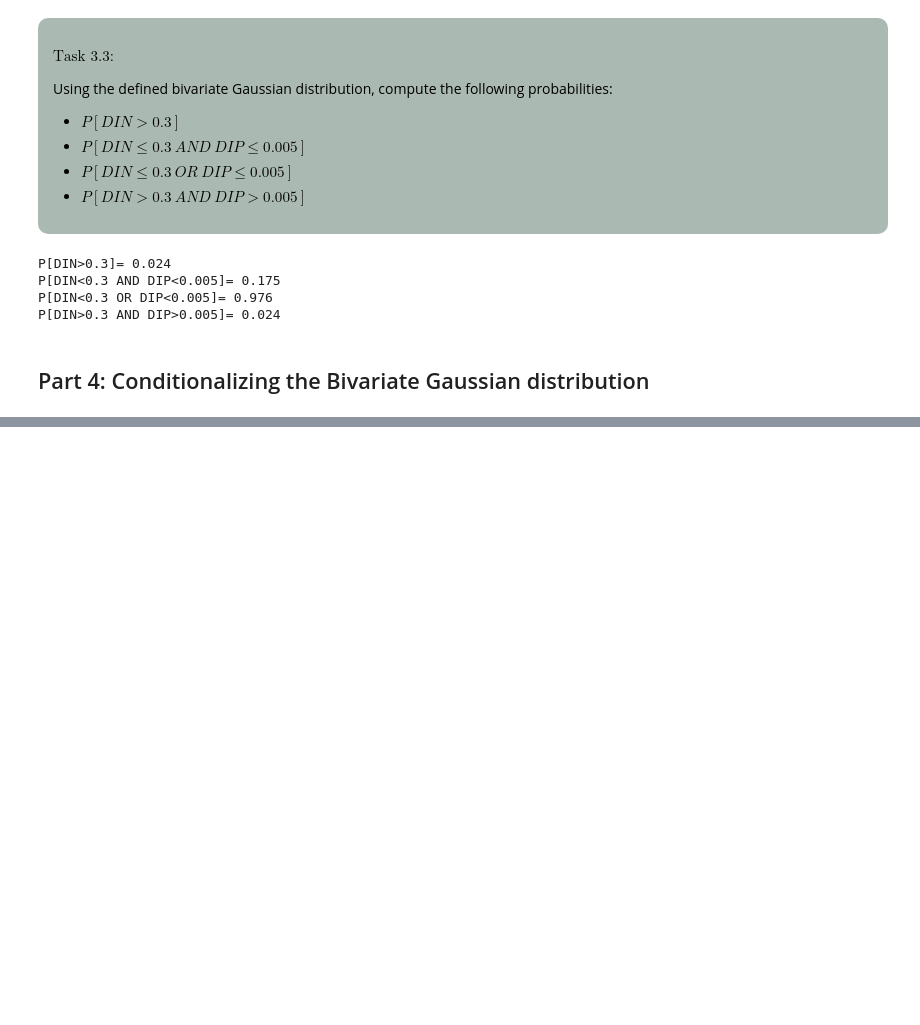
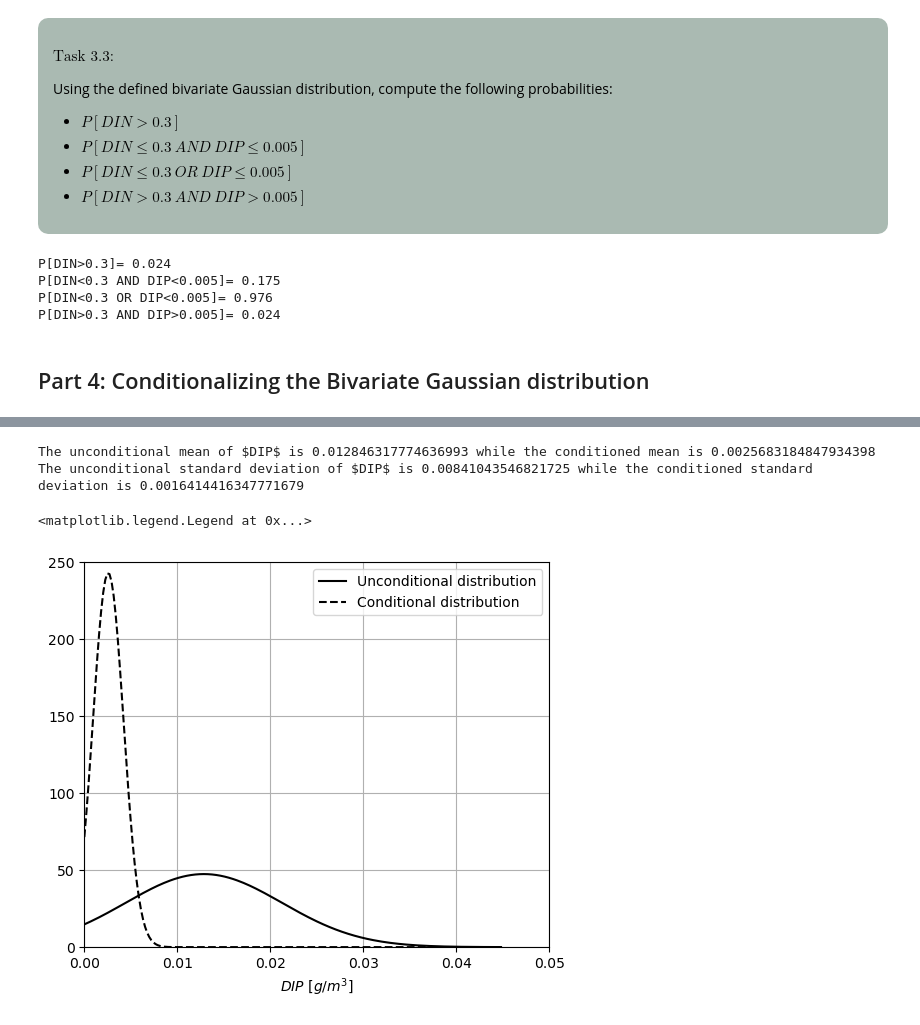
Before and after one commit to MUDE-2025/WS1.5, a Jupyter notebook: ipynb_template.ipynb, the cells around one changed output, grey strips where cells are left out. Saved outputs shown, nothing was run; the diff lists cells and outputs as text; code cells hidden in the pictures; blank space fills up the shorter version.

```diff
--- a/ipynb_template.ipynb
+++ b/ipynb_template.ipynb
@@ -321,0 +342,28 @@ Compute the parameters of the conditional distribution of DIP using pen and pape
+# %%
+# Computing the parameters of the conditional Gaussian distribution using the expressions above
+cond_mu_DIP = mu[1]+sigma[1][0]*sigma[0][0]**(-1)*(0.05-mu[0])
+print('The unconditional mean of $DIP$ is', mu[1], 'while the conditioned mean is', cond_mu_DIP)
+cond_sigma_DIP=sigma[1][1]-sigma[1][0]*sigma[0][0]**(-1)*sigma[0][1]
+print('The unconditional standard deviation of $DIP$ is', (sigma[1][1])**(0.5), 'while the conditioned standard deviation is', (cond_sigma_DIP)**(0.5))
+# %% [output]
+The unconditional mean of $DIP$ is 0.012846317774636993 while the conditioned mean is 0.0025683184847934398
+The unconditional standard deviation of $DIP$ is 0.00841043546821725 while the conditioned standard deviation is 0.0016414416347771679
+# %%
+# Evaluate both the conditional and unconditional PDFs of DIP
+uncond_DIP_pdf = norm.pdf(values_DIP, loc = mu[1], scale = (sigma[1][1])**(0.5))
+cond_DIP_pdf = norm.pdf(values_DIP, loc = cond_mu_DIP, scale = (cond_sigma_DIP)**(0.5))
+
+# Plot both PDFs
+fig = plt.figure(figsize=(6,5))
+ax = fig.add_subplot(111)
+ax.plot(values_DIP, uncond_DIP_pdf, 'k', label = 'Unconditional distribution')
+ax.plot(values_DIP, cond_DIP_pdf, '--k', label = 'Conditional distribution')
+ax.grid()
+ax.set_xlim([0, 0.05])
+ax.set_ylim([0, 250])
+ax.set_xlabel('pdf')
+ax.set_xlabel('${DIP} \ [g/m^3]$')
+ax.legend()
+# %% [output]
+<matplotlib.legend.Legend at 0x...>
+[figure, added]
```
Also changed, not shown: parts of 10 cells of this notebook.
